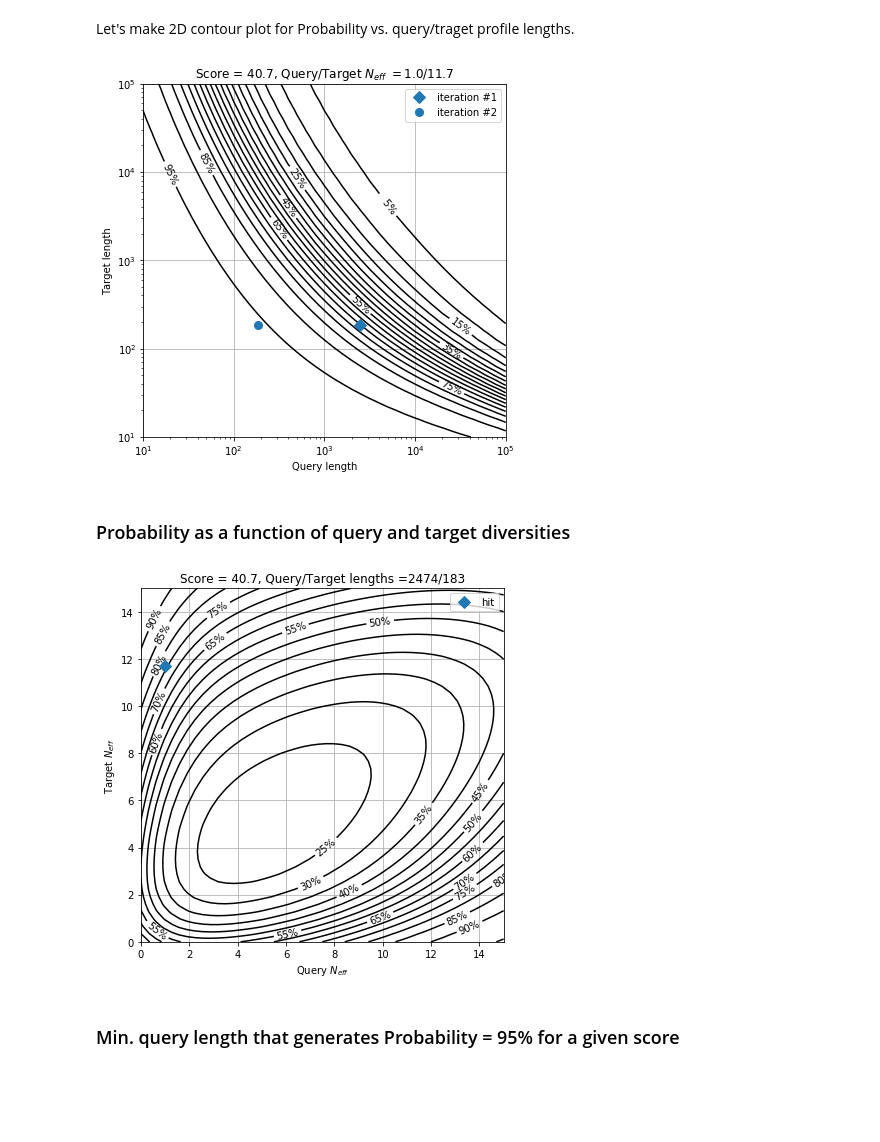
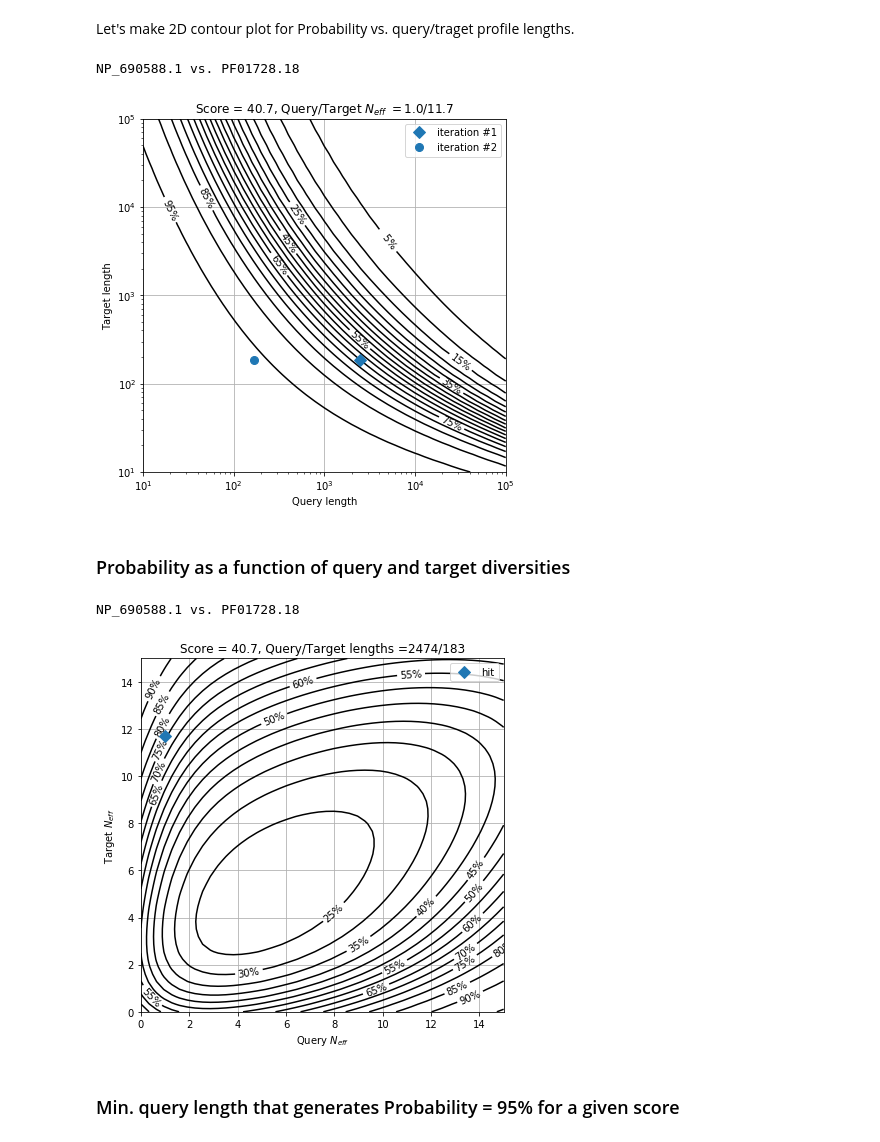
Before and after one commit to Gorbalenya-Lab/hh-suite-notebooks, a Jupyter notebook: test_score.ipynb, the cells around one changed output. Drawn from its saved outputs; the diff is of its cells as text; code cells hidden in the pictures; blank space fills up the shorter version.

Commit message:
test_score.ipynb - add cases for 2019 dataset

```diff
--- a/test_score.ipynb
+++ b/test_score.ipynb
@@ -152,14 +152,22 @@ Hit(score=39.3617821, score_ss=-0.0733758, q_Neff=1.0, t_Neff=11.7, q_L=(1348-11
 ]
 
 # OR read hits from a file
-# csv_file = 'YP_009126871.csv'
-csv_file = 'NP_690588.csv'
+
+# 2018 test cases:
+# csv_file = 'YP_009126871.1-PF01003.18.csv'
+# csv_file = 'NP_690588.csv'
 # csv_file = 'YP_009052475.csv'
-
 # three more cases (apart from 'YP_009126871.csv') with query length decrease for more than 30 times:
 # csv_file = 'YP_009126871.1-PF01004.18.csv'
 # csv_file = 'YP_004070193.2-PF14519.5.csv'
 # csv_file = 'YP_009322132.1-PF01543.16.csv'
+
+# 2019 test cases:
+csv_file = "NP_690588.1-PF01728.18-15Aug2019.csv"
+# three more cases with query length decrease for more than 30 times:
+# csv_file = "YP_004070193.2-PF14519.5-15Aug2019.csv"
+# csv_file = "YP_009126871.1-PF01003.18-15Aug2019.csv"
+# csv_file = "YP_009322132.1-PF01543.16-15Aug2019.csv"
 
 if csv_file != '':
     f = open(csv_file)
@@ -356,10 +366,12 @@ ax.plot([hits[1].q_L], [hits[1].t_L], zorder=4, linestyle='', label='iteration #
 
 ax.grid(True)
 ax.legend()
-pdffile = '{}-{}-qt-len.pdf'.format(hits[0].query, hits[0].target)
+pdffile = '{}-{}-qt-len-15Aug2019.pdf'.format(hits[0].query, hits[0].target)
 plt.savefig(pdffile, format='PDF')
+print(hits[0].query, 'vs.', hits[0].target)
 # %% [output]
+NP_690588.1 vs. PF01728.18
-[figure, old version]
+[figure, new version]
 # %% [markdown]
 ### Probability as a function of query and target diversities
 # %%
@@ -379,20 +391,22 @@ testNeff(P, getProbabNeff, h)
 # %%
 fig, ax = plt.subplots()
 fig.set_size_inches(6.5,6.5)
 ax.set_title('Score = ' + ('%4.1f' % hit.score) + ', Query/Target lengths =' + str(hit.q_L) + '/' + str(hit.t_L))
 ax.set_xlabel('Query $N_{eff}$')
 ax.set_ylabel('Target $N_{eff}$')
 
 levels = np.arange(0, 100, 5)
 p = ax.contour(X, Y, P, levels=levels, colors='k')
 ax.clabel(p, levels[0::1], inline=1, fmt='%2.0f%%', fontsize=10)
 ax.plot([hit.q_Neff], [hit.t_Neff], zorder=4, linestyle='', label='hit', marker='D', c=color, markersize=8)
 ax.legend()
 ax.grid(True)
-pdffile = '{}-{}-qt-neff.pdf'.format(hits[0].query, hits[0].target)
+pdffile = '{}-{}-qt-neff-15Aug2019.pdf'.format(hits[0].query, hits[0].target)
 plt.savefig(pdffile, format='PDF')
+print(hits[0].query, 'vs.', hits[0].target)
 # %% [output]
+NP_690588.1 vs. PF01728.18
-[figure, old version]
+[figure, new version]
 # %% [markdown]
 ### Min. query length that generates Probability = 95% for a given score
 # %% [markdown]
```
Also changed, not shown: parts of 2 cells of this notebook.
